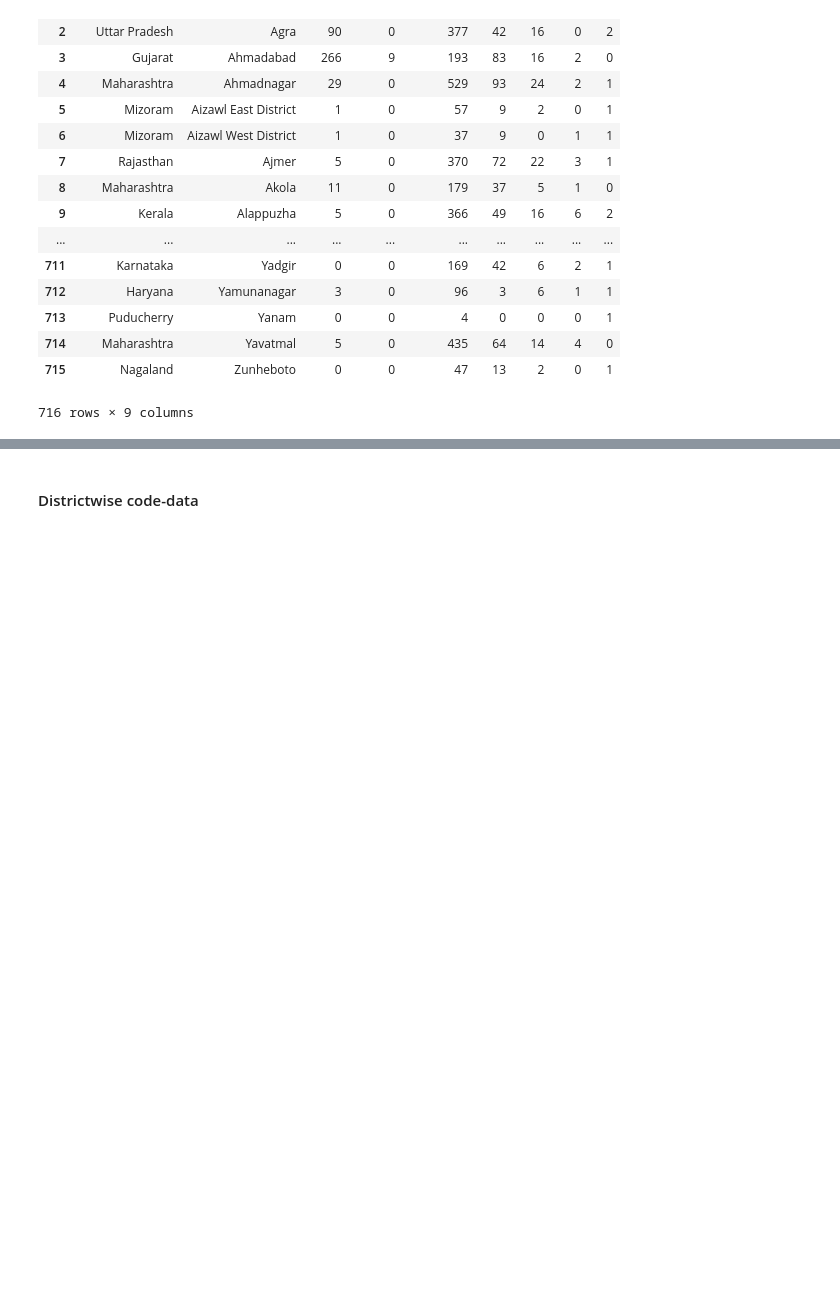
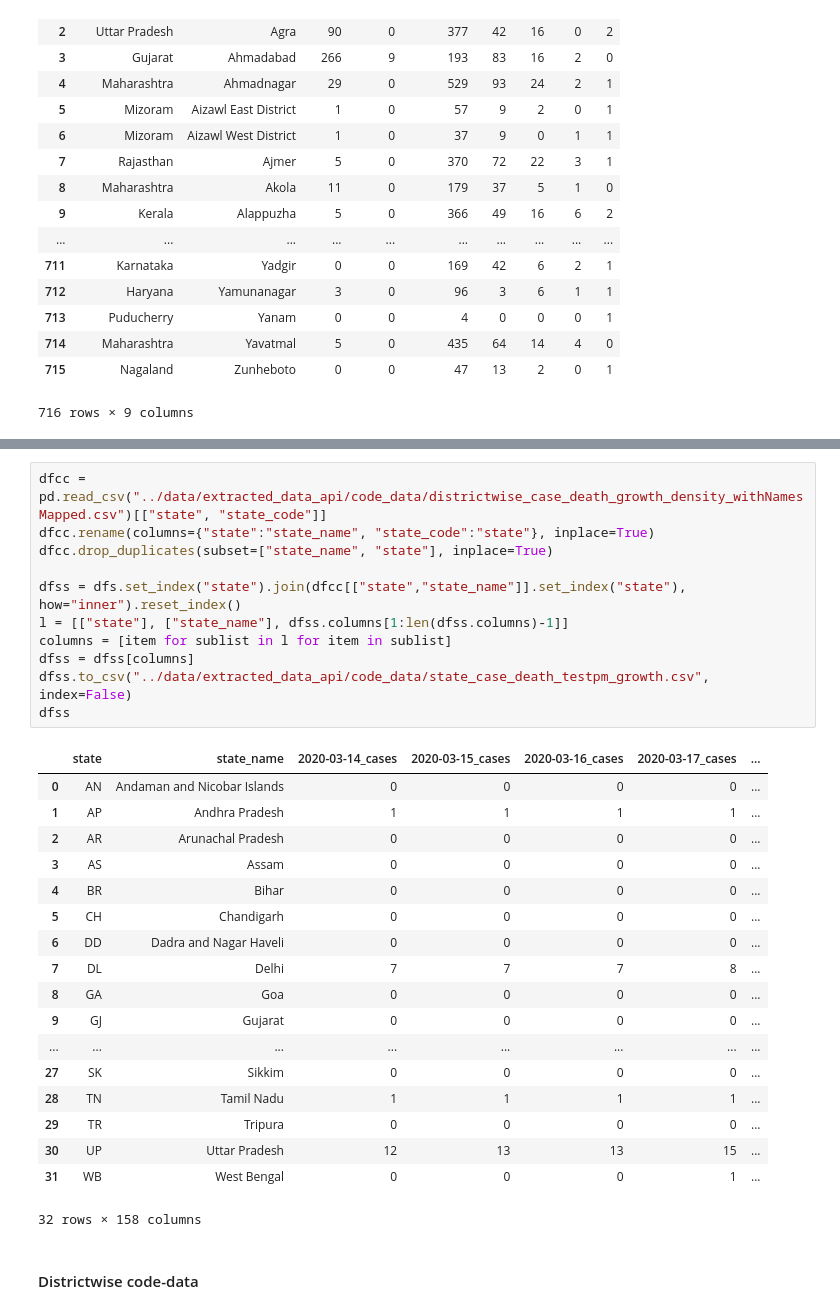
Before and after one commit to deepak-karkala/articles, a Jupyter notebook: covid19/notebooks/pandemic_analysis_api.ipynb, the cells around one changed output, grey strips where cells are left out. Saved outputs shown, nothing was run; the diff lists cells and outputs as text; blank space fills up the shorter version.

```diff
--- a/covid19/notebooks/pandemic_analysis_api.ipynb
+++ b/covid19/notebooks/pandemic_analysis_api.ipynb
@@ -193,3 +374,33 @@ df
+# %%
+dfcc = pd.read_csv("../data/extracted_data_api/code_data/districtwise_case_death_growth_density_withNamesMapped.csv")[["state", "state_code"]]
+dfcc.rename(columns={"state":"state_name", "state_code":"state"}, inplace=True)
+dfcc.drop_duplicates(subset=["state_name", "state"], inplace=True)
+
+dfss = dfs.set_index("state").join(dfcc[["state","state_name"]].set_index("state"), how="inner").reset_index()
+l = [["state"], ["state_name"], dfss.columns[1:len(dfss.columns)-1]]
+columns = [item for sublist in l for item in sublist]
+dfss = dfss[columns]
+dfss.to_csv("../data/extracted_data_api/code_data/state_case_death_testpm_growth.csv", index=False)
+dfss
+# %% [output]
+|  | state | state_name | 2020-03-14_cases | 2020-03-15_cases | 2020-03-16_cases | 2020-03-17_cases | ... |
+| 0 | AN | Andaman and Nicobar Islands | 0 | 0 | 0 | 0 | ... |
+| 1 | AP | Andhra Pradesh | 1 | 1 | 1 | 1 | ... |
+| 2 | AR | Arunachal Pradesh | 0 | 0 | 0 | 0 | ... |
+| 3 | AS | Assam | 0 | 0 | 0 | 0 | ... |
+| 4 | BR | Bihar | 0 | 0 | 0 | 0 | ... |
+| 5 | CH | Chandigarh | 0 | 0 | 0 | 0 | ... |
+| 6 | DD | Dadra and Nagar Haveli | 0 | 0 | 0 | 0 | ... |
+| 7 | DL | Delhi | 7 | 7 | 7 | 8 | ... |
+| 8 | GA | Goa | 0 | 0 | 0 | 0 | ... |
+| 9 | GJ | Gujarat | 0 | 0 | 0 | 0 | ... |
+| ... | ... | ... | ... | ... | ... | ... | ... |
+| 27 | SK | Sikkim | 0 | 0 | 0 | 0 | ... |
+| 28 | TN | Tamil Nadu | 1 | 1 | 1 | 1 | ... |
+| 29 | TR | Tripura | 0 | 0 | 0 | 0 | ... |
+| 30 | UP | Uttar Pradesh | 12 | 13 | 13 | 15 | ... |
+| 31 | WB | West Bengal | 0 | 0 | 0 | 1 | ... |
+32 rows × 158 columns
 # %% [markdown]
 #### Districtwise code-data
 # %%
```
Also changed, not shown: parts of 10 cells of this notebook, 6 other files.
